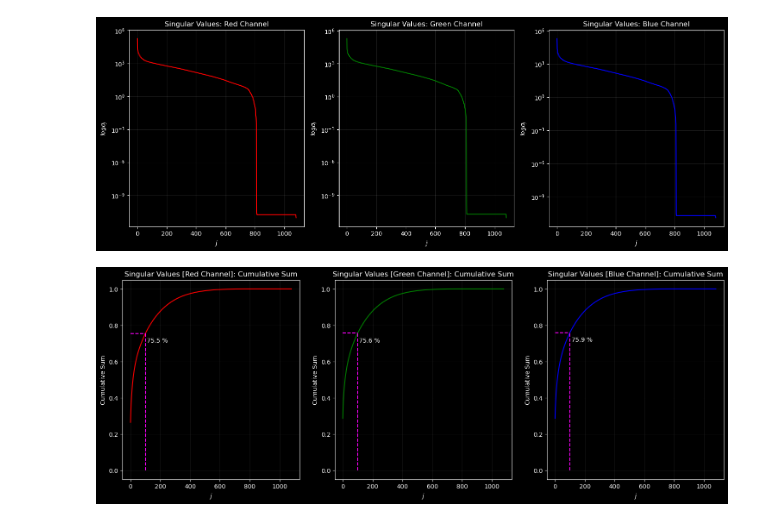
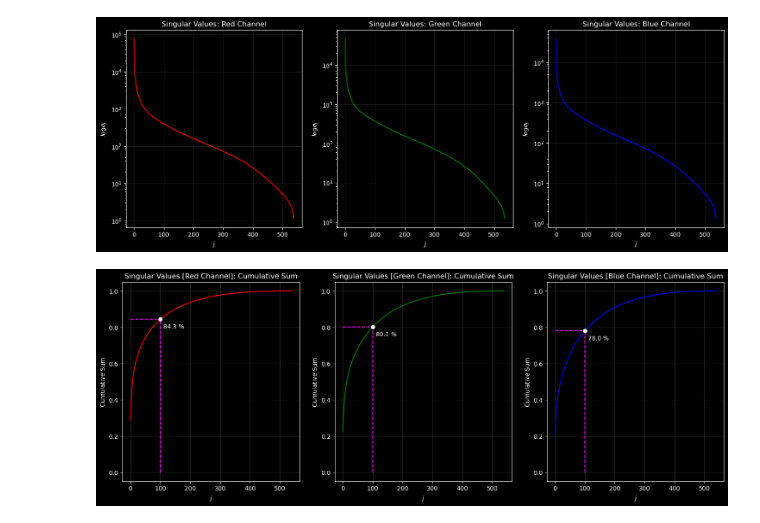
Before and after one commit to shre-db/Image-Compression-SVD, a Jupyter notebook: Colored.ipynb, the cells around one changed output. Cells and saved outputs as stored; diff of their text form; code cells hidden in the pictures.

```diff
--- a/Colored.ipynb
+++ b/Colored.ipynb
@@ -4,7 +4,7 @@ import matplotlib.pyplot as plt
 from matplotlib.image import imread
 plt.style.use("dark_background")
 # %%
-img = imread("images/style-transfer.jpg")
+img = imread("images/lenna.jpg")
 plt.imshow(img)
 plt.axis('off')
 plt.tight_layout()
@@ -79,9 +92,9 @@ ax[2].grid(alpha=0.1)
 
 plt.show()
 # %% [output]
-[figure, old version]
+[figure, new version]
 # %%
-fig, ax = plt.subplots(1, 3, figsize=(18, 6))
+fig2, ax = plt.subplots(1, 3, figsize=(18, 6))
 
 ax[0].plot(np.cumsum(S_red/np.sum(S_red)), color='red')
 ax[0].set_title('Singular Values [Red Channel]: Cumulative Sum')
@@ -89,38 +102,41 @@ ax[0].set_xlabel('$j$')
 ax[0].set_ylabel('Cumulative Sum')
 ax[0].vlines(x=rank, ymin=0, ymax=np.cumsum(S_red/np.sum(S_red))[rank], color='magenta', linestyle='--')
 ax[0].hlines(y=np.cumsum(S_red/np.sum(S_red))[rank], xmin=0.0, xmax=rank, color='magenta', linestyle='--')
+ax[0].plot(rank, np.cumsum(S_red/np.sum(S_red))[rank], 'wo')
 ax[0].text(
     x=rank + 10,
     y=np.cumsum(S_red/np.sum(S_red))[rank] - 0.05,
     s=f"{round(np.cumsum(S_red/np.sum(S_red))[rank]*100, 1)} %"
 )
-ax[0].grid(alpha=0.1)
+ax[0].grid(alpha=0.2)
 
 ax[1].plot(np.cumsum(S_green/np.sum(S_green)), color='green')
 ax[1].set_title('Singular Values [Green Channel]: Cumulative Sum')
 ax[1].set_xlabel('$j$')
 ax[1].set_ylabel('Cumulative Sum')
 ax[1].vlines(x=rank, ymin=0, ymax=np.cumsum(S_green/np.sum(S_green))[rank], color='magenta', linestyle='--')
 ax[1].hlines(y=np.cumsum(S_green/np.sum(S_green))[rank], xmin=0.0, xmax=rank, color='magenta', linestyle='--')
+ax[1].plot(rank, np.cumsum(S_green/np.sum(S_green))[rank], 'wo')
 ax[1].text(
     x=rank + 10,
     y=np.cumsum(S_green/np.sum(S_green))[rank] - 0.05,
     s=f"{round(np.cumsum(S_green/np.sum(S_green))[rank]*100, 1)} %"
 )
-ax[1].grid(alpha=0.1)
+ax[1].grid(alpha=0.2)
 
 ax[2].plot(np.cumsum(S_blue/np.sum(S_blue)), color='blue')
 ax[2].set_title('Singular Values [Blue Channel]: Cumulative Sum')
 ax[2].set_xlabel('$j$')
 ax[2].set_ylabel('Cumulative Sum')
 ax[2].vlines(x=rank, ymin=0, ymax=np.cumsum(S_blue/np.sum(S_blue))[rank], color='magenta', linestyle='--')
 ax[2].hlines(y=np.cumsum(S_blue/np.sum(S_blue))[rank], xmin=0.0, xmax=rank, color='magenta', linestyle='--')
+ax[2].plot(rank, np.cumsum(S_blue/np.sum(S_blue))[rank], 'wo')
 ax[2].text(
     x=rank + 10,
     y=np.cumsum(S_blue/np.sum(S_blue))[rank] - 0.05,
     s=f"{round(np.cumsum(S_blue/np.sum(S_blue))[rank]*100, 1)} %"
 )
-ax[2].grid(alpha=0.1)
+ax[2].grid(alpha=0.2)
 plt.show()
 # %% [output]
-[figure, old version]
+[figure, new version]
```
Also changed, not shown: parts of 5 cells of this notebook.
